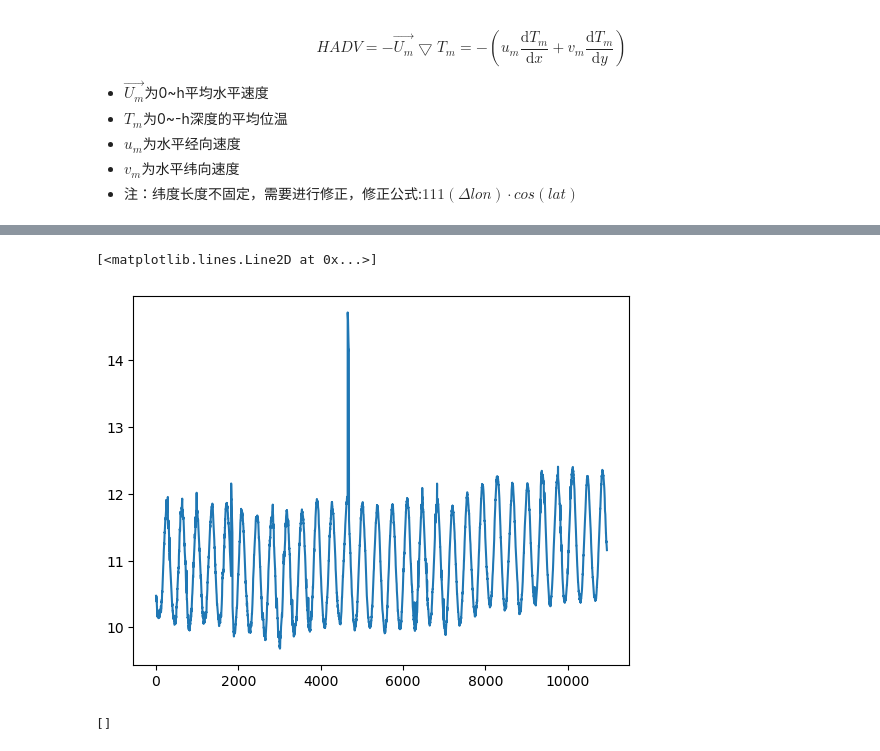
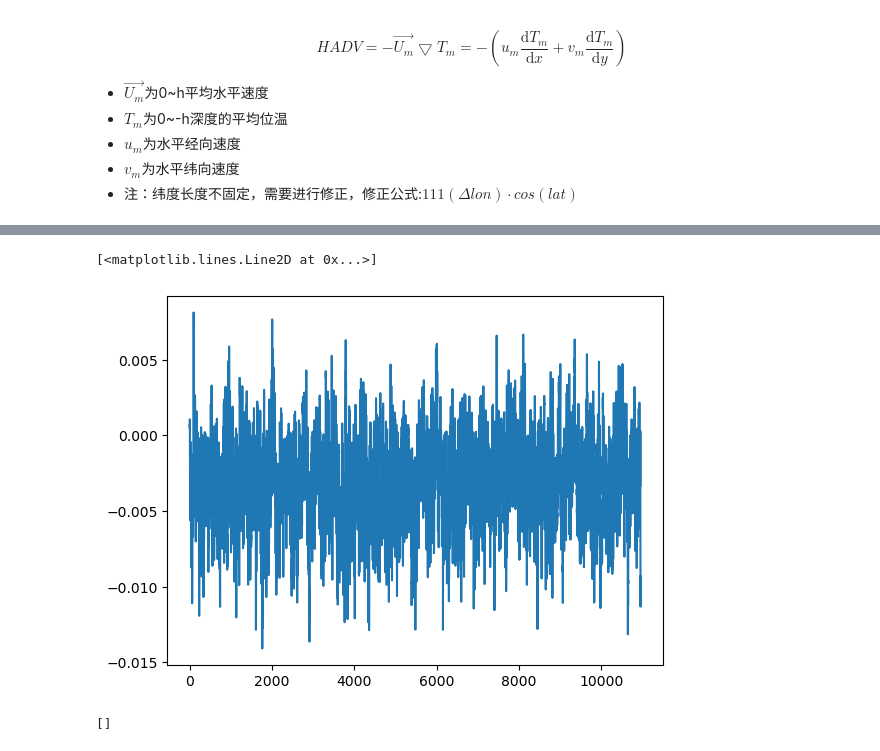
Before and after one commit to Yuhan-xue/heat_budget, a Jupyter notebook: MHW_HB/MHW_0518.ipynb, the cells around one changed output, grey strips where cells are left out. Cells and saved outputs as stored; diff of their text form; code cells hidden in the pictures.

```diff
--- a/MHW_HB/MHW_0518.ipynb
+++ b/MHW_HB/MHW_0518.ipynb
@@ -423,12 +472,12 @@ mltt[(times[1:].year>=2020)].shape
 # %%
-test=np.nanmean(np.nanmean(np.nanmean(Bran_temp,axis=-1),axis=-1),axis=-1)
-ind=test>=70
+test=np.nanmean(np.nanmean(np.nanmean(Bran_v,axis=-1),axis=-1),axis=-1)
+#ind=test>=70
 plt.plot(test)
 # plt.ylim(0,40)
 # plt.xlim(0,1000)
 # %% [output]
 [<matplotlib.lines.Line2D at 0x...>]
-[figure, old version]
+[figure, new version]
 # %%
 ind=test>=70
 # %%
```
Also changed, not shown: parts of 20 cells of this notebook, 9 other files.
